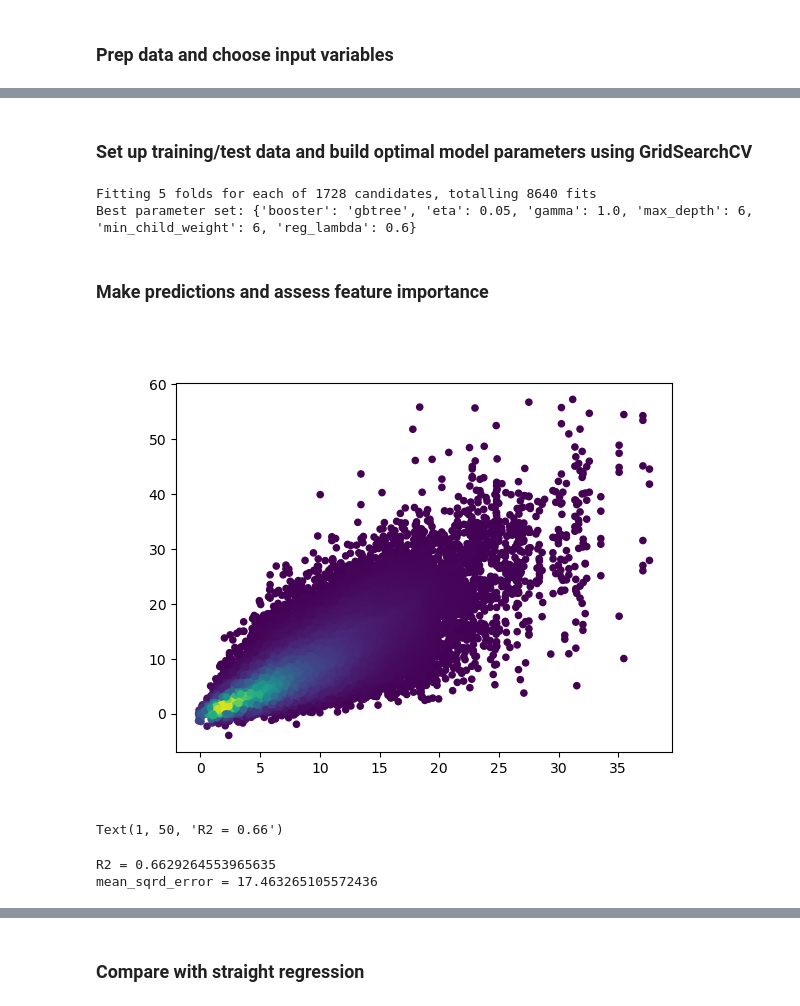
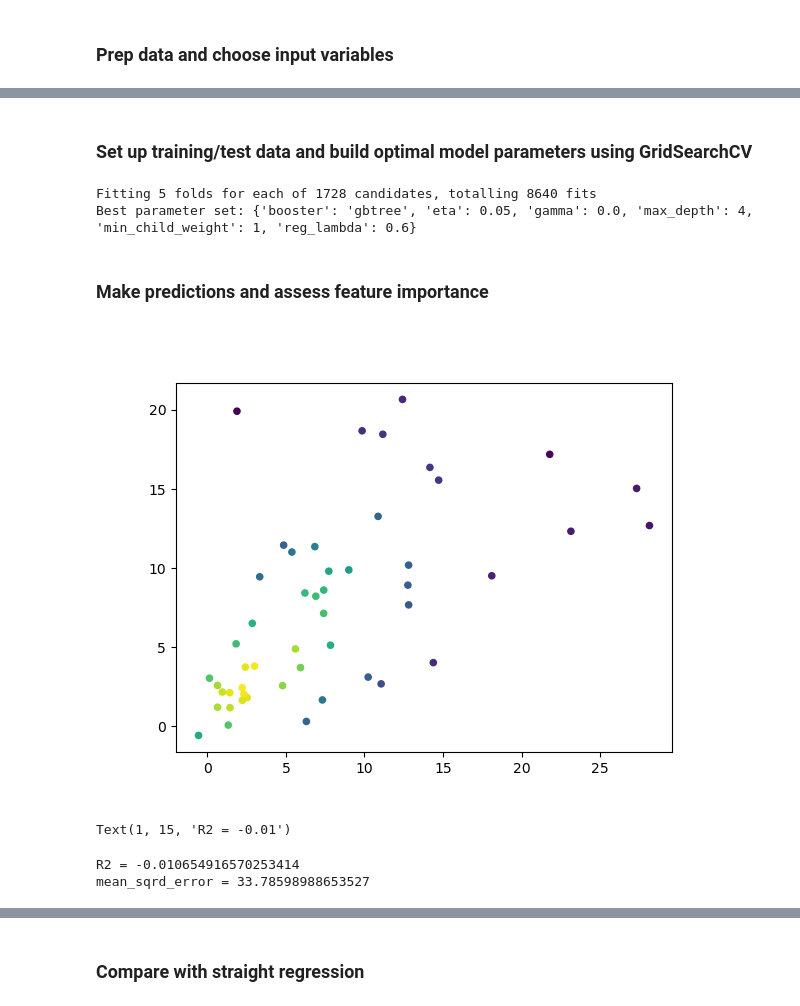
Before and after one commit to xaviernogueira/gwu_air_quality, a Jupyter notebook: no2_xgboost.ipynb, the cells around one changed output, grey strips where cells are left out. Saved outputs shown, nothing was run; the diff lists cells and outputs as text; code cells hidden in the pictures.

```diff
--- a/no2_xgboost.ipynb
+++ b/no2_xgboost.ipynb
@@ -27,9 +27,10 @@ Using scikit-learn version 1.0
 ### Prep data and choose input variables
 # %%
 # import data, remove non-necessary columns
-DATA_LOCATION = r'C:\Users\xrnogueira\Documents\Data\NO2_stations\master_no2_daily.csv'
+#DATA_LOCATION = r'C:\Users\xrnogueira\Documents\Data\NO2_stations\master_no2_daily.csv' # at work
+DATA_LOCATION = r'C:\Users\xavie\Documents\master_no2_daily_test_500_rows_nov30.csv'  # at home
 in_data = pd.read_csv(DATA_LOCATION)
-keep_cols = ['mean_no2', 'weekend', 'sp', 'swvl1', 't2m', 'tp', 'u10', 'v10', 'blh', 'u100', 'v100', 'p_roads_1000', 's_roads_1700', 's_roads_3000', 'tropomi', 'pod_den_1100']
+keep_cols = ['mean_no2', 'Z_r', 'weekend', 'sp', 'swvl1', 't2m', 'tp', 'u10', 'v10', 'blh', 'u100', 'v100', 'p_roads_1000', 's_roads_1700', 's_roads_3000', 'tropomi', 'pod_den_1100']
 in_data = in_data[keep_cols]
 
 
@@ -55,14 +89,14 @@ in_data.head()
+# %% [markdown]
+### Set up training/test data and build optimal model parameters using GridSearchCV
 # %%
 # Make a XGBoost DMatrix object
 ytr = in_data['mean_no2'].values # define y variable
 xtr = in_data.drop('mean_no2', axis=1) # define x variables
 xgdata = xgb.DMatrix(xtr, ytr, missing=np.NaN) # y values are the 'labels' of a DMatrix
-# %% [markdown]
-### Set up training/test data and build optimal model parameters using GridSearchCV
 # %%
 # split data into train and test
 from sklearn.model_selection import train_test_split
-X_train, X_test, y_train, y_test = train_test_split(xtr,ytr,test_size = 0.20, random_state = 101)
+X_train, X_test, y_train, y_test = train_test_split(xtr,ytr,test_size = 0.10, random_state = 101)
 # %%
 # set up parameter grid and interate over XGBoost model pareter sets
 from sklearn.model_selection import GridSearchCV
@@ -85,43 +119,42 @@ xgb_iters.fit(X_train, y_train)
 print('Best parameter set: %s' % xgb_iters.best_params_)
 # %% [output]
 Fitting 5 folds for each of 1728 candidates, totalling 8640 fits
-Best parameter set: {'booster': 'gbtree', 'eta': 0.05, 'gamma': 1.0, 'max_depth': 6, 'min_child_weight': 6, 'reg_lambda': 0.6}
+Best parameter set: {'booster': 'gbtree', 'eta': 0.05, 'gamma': 0.0, 'max_depth': 4, 'min_child_weight': 1, 'reg_lambda': 0.6}
 # %% [markdown]
 ### Make predictions and assess feature importance
 # %%
 # print best parameter after tuning
 %matplotlib widget
-best_params_test = {'booster': 'gbtree', 'eta': 0.05, 'gamma': 1.0, 'max_depth': 6, 'min_child_weight': 6, 'reg_lambda': 0.6, 'eval_metric':'squarederror'}
-model = xgb.XGBRegressor(eta=0.05, gamma=1.0, max_depth=6, min_child_weight=6, reg_lambda=0.6, eval_metric=r2_score)
-model.fit(X_train, y_train)
+#best_params_test = {'booster': 'gbtree', 'eta': 0.05, 'gamma': 1.0, 'max_depth': 6, 'min_child_weight': 6, 'reg_lambda': 0.6, 'eval_metric':'squarederror'}
+#model = xgb.XGBRegressor(eta=0.05, gamma=1.0, max_depth=6, min_child_weight=6, reg_lambda=0.6, eval_metric=r2_score)
+model = xgb_iters
 grid_predictions = model.predict(X_test)
 
 # Calculate the point density
 xy = np.vstack([grid_predictions,y_test])
 z = gaussian_kde(xy)(xy)
 
 fig, ax = plt.subplots()
 ax.scatter(grid_predictions, y_test, c=z, s=20)
 plt.show()
 
-#plt.scatter(grid_predictions, y_test)
 plt.title('XGBoost - Inputs: Month, weekend, monthly mean tropomi NO2')
 plt.plot(np.arange(0, 60, 0.1), np.arange(0, 60, 0.1), c='red')
 plt.xlim(0, np.max(grid_predictions))
 plt.ylim(0, np.max(y_test))
 plt.xlabel('Predicted NO2 concentration')
 plt.ylabel('Actual daily NO2 concentration')
-#plt.text(0, -7.5, xgb_iters.best_params_, fontsize='x-small')
-plt.text(1, 50, 'R2 = %s' % round(r2_score(y_test, grid_predictions), 2), fontsize='large')
+plt.text(0, 22.5, xgb_iters.best_params_, fontsize='x-small')
+plt.text(1, 15, 'R2 = %s' % round(r2_score(y_test, grid_predictions), 2), fontsize='large')
 # %% [output]
-[figure, old version]
+[figure, new version]
-Text(1, 50, 'R2 = 0.66')
+Text(1, 15, 'R2 = -0.01')
 # %%
 # calculate performance metrics
 print('R2 = %s' % r2_score(y_test, grid_predictions))
 print('mean_sqrd_error = %s' % mean_squared_error(y_test, grid_predictions))
 # %% [output]
-R2 = 0.6629264553965635
-mean_sqrd_error = 17.463265105572436
+R2 = -0.010654916570253414
+mean_sqrd_error = 33.78598988653527
 # %%
 %matplotlib widget
```
Also changed, not shown: parts of 6 cells of this notebook, 3 other files.
